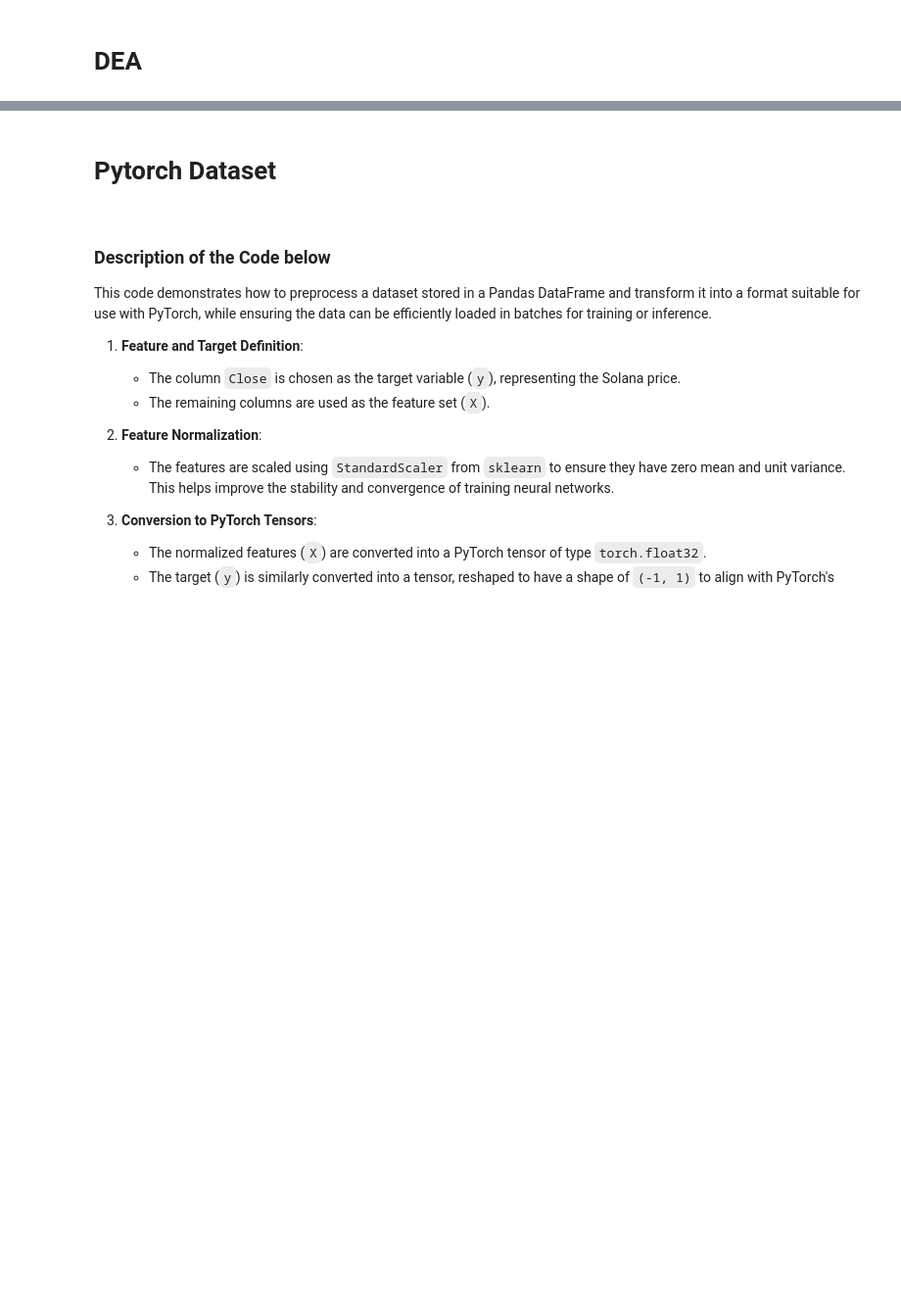
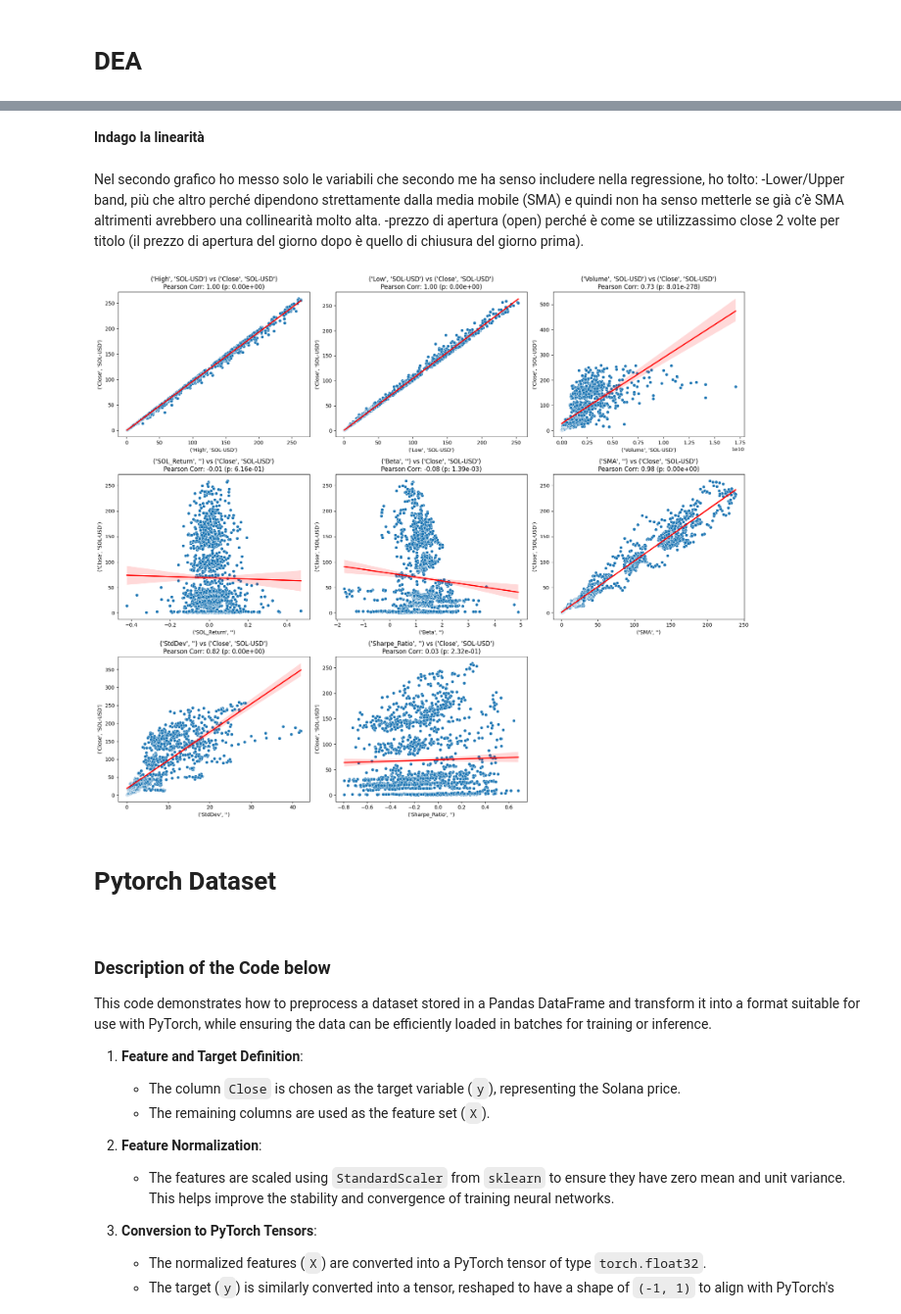
Before and after one commit to MicheleGiambelli/Deep-Learning-Project, a Jupyter notebook: Untitled9.ipynb, the cells around one changed output, grey strips where cells are left out. Shown at 98% size. Saved outputs shown, nothing was run; the diff lists cells and outputs as text; code cells hidden in the pictures; blank space fills up the shorter version.

Commit message:
Aggiornato le variabili indipendenti

```diff
--- a/Untitled9.ipynb
+++ b/Untitled9.ipynb
@@ -80,3 +127,63 @@ df.head()
+# %% [markdown]
+**Indago la linearità**
+# %% [markdown]
+Nel secondo grafico ho messo solo le variabili che secondo me ha senso includere nella regressione, ho tolto:
+-Lower/Upper band, più che altro perché dipendono strettamente dalla media mobile (SMA) e quindi non ha senso metterle se già c’è SMA altrimenti avrebbero una collinearità molto alta.
+-prezzo di apertura (open) perché è come se utilizzassimo close 2 volte per titolo (il prezzo di apertura del giorno dopo è quello di chiusura del giorno prima).
+# %%
+import pandas as pd
+import seaborn as sns
+import matplotlib.pyplot as plt
+from scipy.stats import pearsonr
+
+# Variabile dipendente
+dependent_var = ('Close', 'SOL-USD')
+
+# Lista delle variabili indipendenti (con MultiIndex)
+independent_vars = [
+    ('High', 'SOL-USD'),
+    ('Low', 'SOL-USD'),
+    ('Volume', 'SOL-USD'),
+    ('SOL_Return', ''),
+    ('Beta', ''),
+    ('SMA', ''),
+    ('StdDev', ''),
+    ('Sharpe_Ratio', '')
+]
+
+# Filtra le variabili disponibili
+available_vars = [var for var in independent_vars if var in df.columns]
+
+# Rimuovi righe con NaN nelle variabili di interesse
+df_filtered = df.dropna(subset=[dependent_var] + available_vars)
+
+# Configurazione della griglia dei grafici
+n_cols = 3  # Numero di colonne nella griglia
+n_rows = -(-len(available_vars) // n_cols)  # Numero di righe necessario (ceil)
+
+fig, axes = plt.subplots(n_rows, n_cols, figsize=(18, n_rows * 5))
+axes = axes.flatten()
+
+# Scatter plot e analisi di linearità
+for i, var in enumerate(available_vars):
+    ax = axes[i]
+    sns.scatterplot(x=df_filtered[var], y=df_filtered[dependent_var], ax=ax)
+    sns.regplot(x=df_filtered[var], y=df_filtered[dependent_var], scatter=False, color='red', ax=ax)
+
+    # Calcolo del coefficiente di correlazione
+    corr, p_value = pearsonr(df_filtered[var], df_filtered[dependent_var])
+    ax.set_title(f"{var} vs {dependent_var}\nPearson Corr: {corr:.2f} (p: {p_value:.2e})")
+    ax.set_xlabel(var)
+    ax.set_ylabel(dependent_var)
+
+# Nascondi assi vuoti nella griglia
+for j in range(len(available_vars), len(axes)):
+    axes[j].axis('off')
+
+plt.tight_layout()
+plt.show()
+# %% [output]
+[figure, added]
 # %% [markdown]
 **<h1>Pytorch Dataset</h1>**
 # %% [markdown]
```
Also changed, not shown: parts of 2 cells of this notebook.
